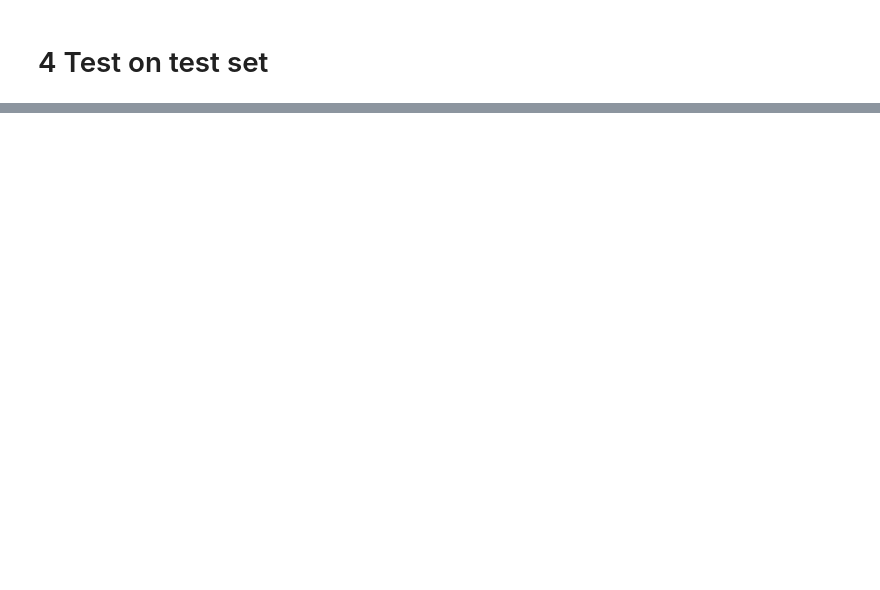
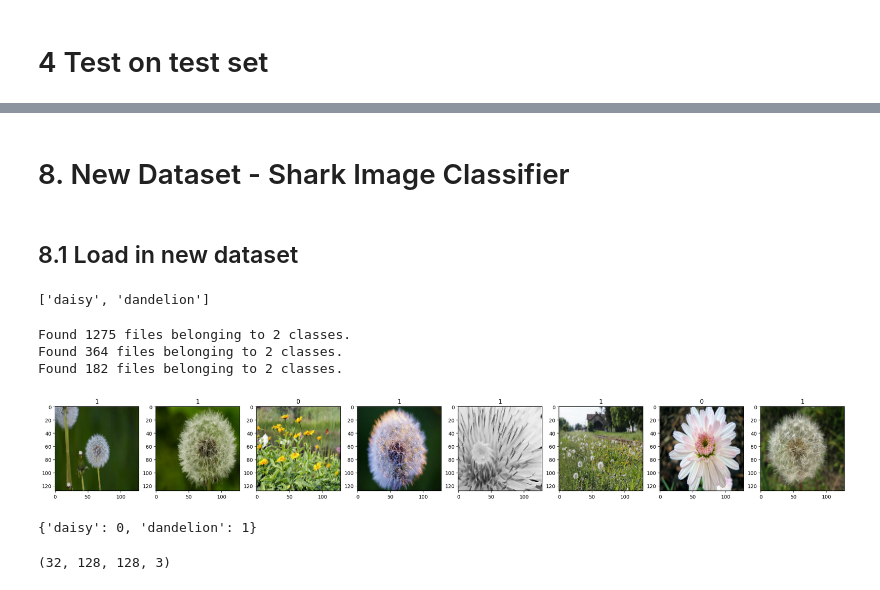
Before and after one commit to JakeTreska/CNN-vs-MLP-Deep-Learning-Research, a Jupyter notebook: CSCI184 Project.ipynb, the cells around one changed output, grey strips where cells are left out. Cells and saved outputs as stored; diff of their text form; code cells hidden in the pictures; blank space fills up the shorter version.

```diff
--- a/CSCI184 Project.ipynb
+++ b/CSCI184 Project.ipynb
@@ -311,0 +333,40 @@ MLP.save("MLP_model_of_184.h5")
+# %% [markdown]
+# 8. New Dataset - Shark Image Classifier
+# %% [markdown]
+## 8.1 Load in new dataset
+# %%
+path_data_train = "Datasets/Daisy_Dandelion/train"
+path_data_val = "Datasets/Daisy_Dandelion/valid"
+path_data_test = "Datasets/Daisy_Dandelion/test"
+# %%
+os.listdir(path_data_train)
+# %% [output]
+['daisy', 'dandelion']
+# %%
+data_train = tf.keras.utils.image_dataset_from_directory(path_data_train,image_size = (128,128),batch_size = 32)
+data_val = tf.keras.utils.image_dataset_from_directory(path_data_val,image_size = (128,128),batch_size = 32)
+data_test = tf.keras.utils.image_dataset_from_directory(path_data_test,image_size = (128,128),batch_size = 32)
+# %% [output]
+Found 1275 files belonging to 2 classes.
+Found 364 files belonging to 2 classes.
+Found 182 files belonging to 2 classes.
+# %%
+data_iterator_train = data_train.as_numpy_iterator()
+data_iterator_val = data_val.as_numpy_iterator()
+data_iterator_test = data_test.as_numpy_iterator()
+# %%
+batch = data_iterator_train.next()
+# %%
+fig,ax = plt.subplots(ncols = 8, figsize = (28,28))
+rows = 0
+for idx,img in enumerate(batch[0][:8]):
+    ax[idx].imshow(img.astype(int))
+    ax[idx].title.set_text(batch[1][idx])
+# %% [output]
+[figure, added]
+# %%
+labels_list = sorted(os.listdir(path_data_train))
+label_dictionary = {labels_list[i]:i for i in range(len(labels_list))}
+label_dictionary
+# %% [output]
+{'daisy': 0, 'dandelion': 1}
@@ -311,0 +381,5 @@ MLP.save("MLP_model_of_184.h5")
+# %%
+batch_train = data_iterator_train.next()
+batch_train[0].shape
+# %% [output]
+(32, 128, 128, 3)
```
Also changed, not shown: parts of 50 cells of this notebook.
